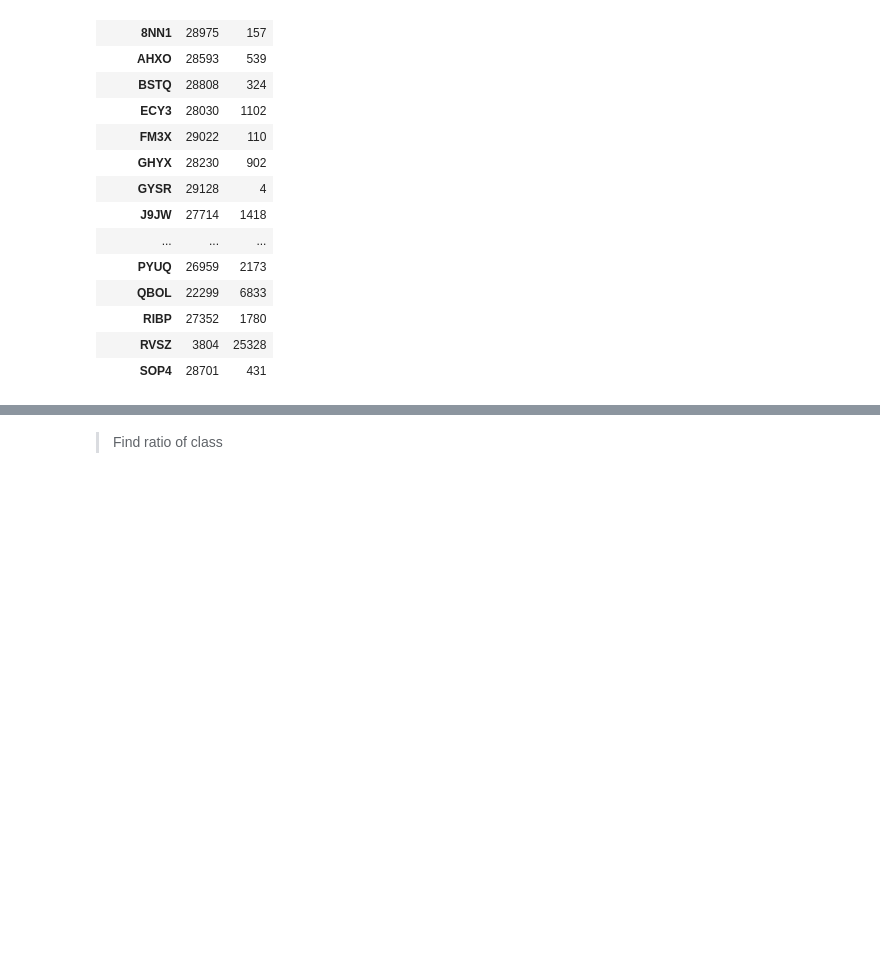
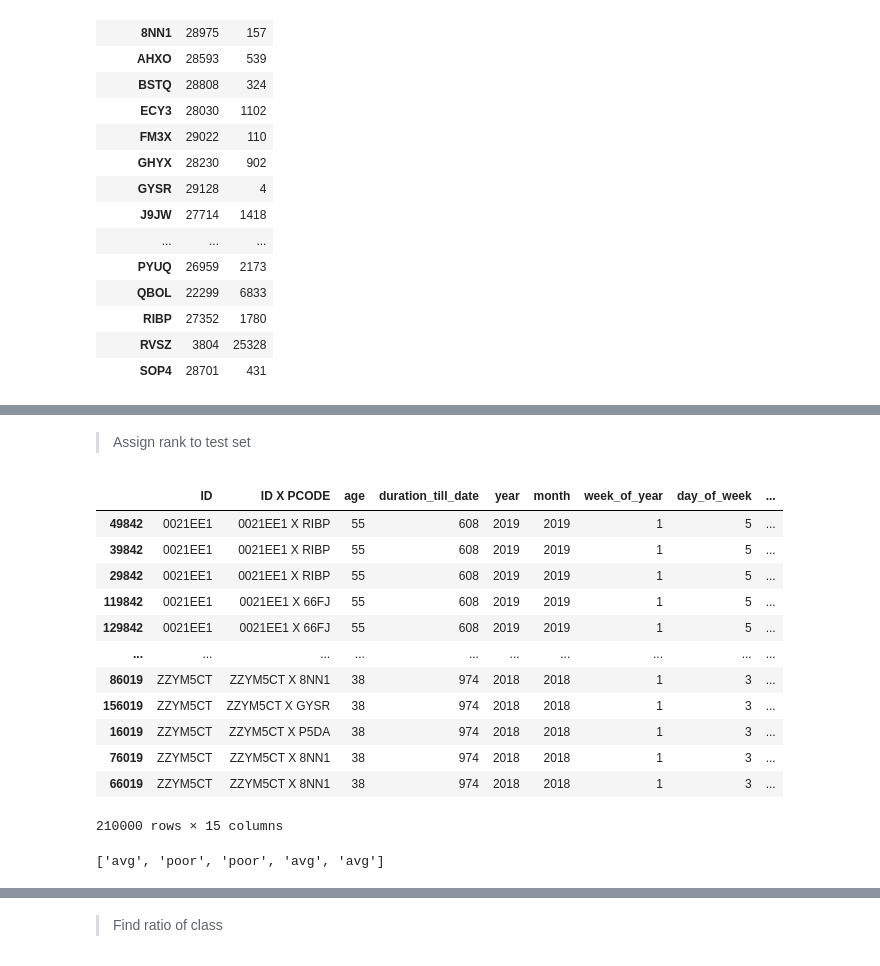
Before and after one commit to Patrick5455/Zimnat-Insurance-Challenge, a Jupyter notebook: modelling/modelling_notebook.ipynb, the cells around one changed output, grey strips where cells are left out. Saved outputs shown, nothing was run; the diff lists cells and outputs as text; code cells hidden in the pictures; blank space fills up the shorter version.

```diff
--- a/modelling/modelling_notebook.ipynb
+++ b/modelling/modelling_notebook.ipynb
@@ -725,0 +791,18 @@ class_counts_per_products
+# %% [markdown]
+> Assign rank to test set
+# %%
+test_set
+# %% [output]
+|  | ID | ID X PCODE | age | duration_till_date | year | month | week_of_year | day_of_week | ... |
+| 49842 | 0021EE1 | 0021EE1 X RIBP | 55 | 608 | 2019 | 2019 | 1 | 5 | ... |
+| 39842 | 0021EE1 | 0021EE1 X RIBP | 55 | 608 | 2019 | 2019 | 1 | 5 | ... |
+| 29842 | 0021EE1 | 0021EE1 X RIBP | 55 | 608 | 2019 | 2019 | 1 | 5 | ... |
+| 119842 | 0021EE1 | 0021EE1 X 66FJ | 55 | 608 | 2019 | 2019 | 1 | 5 | ... |
+| 129842 | 0021EE1 | 0021EE1 X 66FJ | 55 | 608 | 2019 | 2019 | 1 | 5 | ... |
+| ... | ... | ... | ... | ... | ... | ... | ... | ... | ... |
+| 86019 | ZZYM5CT | ZZYM5CT X 8NN1 | 38 | 974 | 2018 | 2018 | 1 | 3 | ... |
+| 156019 | ZZYM5CT | ZZYM5CT X GYSR | 38 | 974 | 2018 | 2018 | 1 | 3 | ... |
+| 16019 | ZZYM5CT | ZZYM5CT X P5DA | 38 | 974 | 2018 | 2018 | 1 | 3 | ... |
+| 76019 | ZZYM5CT | ZZYM5CT X 8NN1 | 38 | 974 | 2018 | 2018 | 1 | 3 | ... |
+| 66019 | ZZYM5CT | ZZYM5CT X 8NN1 | 38 | 974 | 2018 | 2018 | 1 | 3 | ... |
+210000 rows × 15 columns
@@ -725,0 +815,4 @@ class_counts_per_products
+# %%
+test_ranks[0:5]
+# %% [output]
+['avg', 'poor', 'poor', 'avg', 'avg']
```
Also changed, not shown: parts of 26 cells of this notebook.
